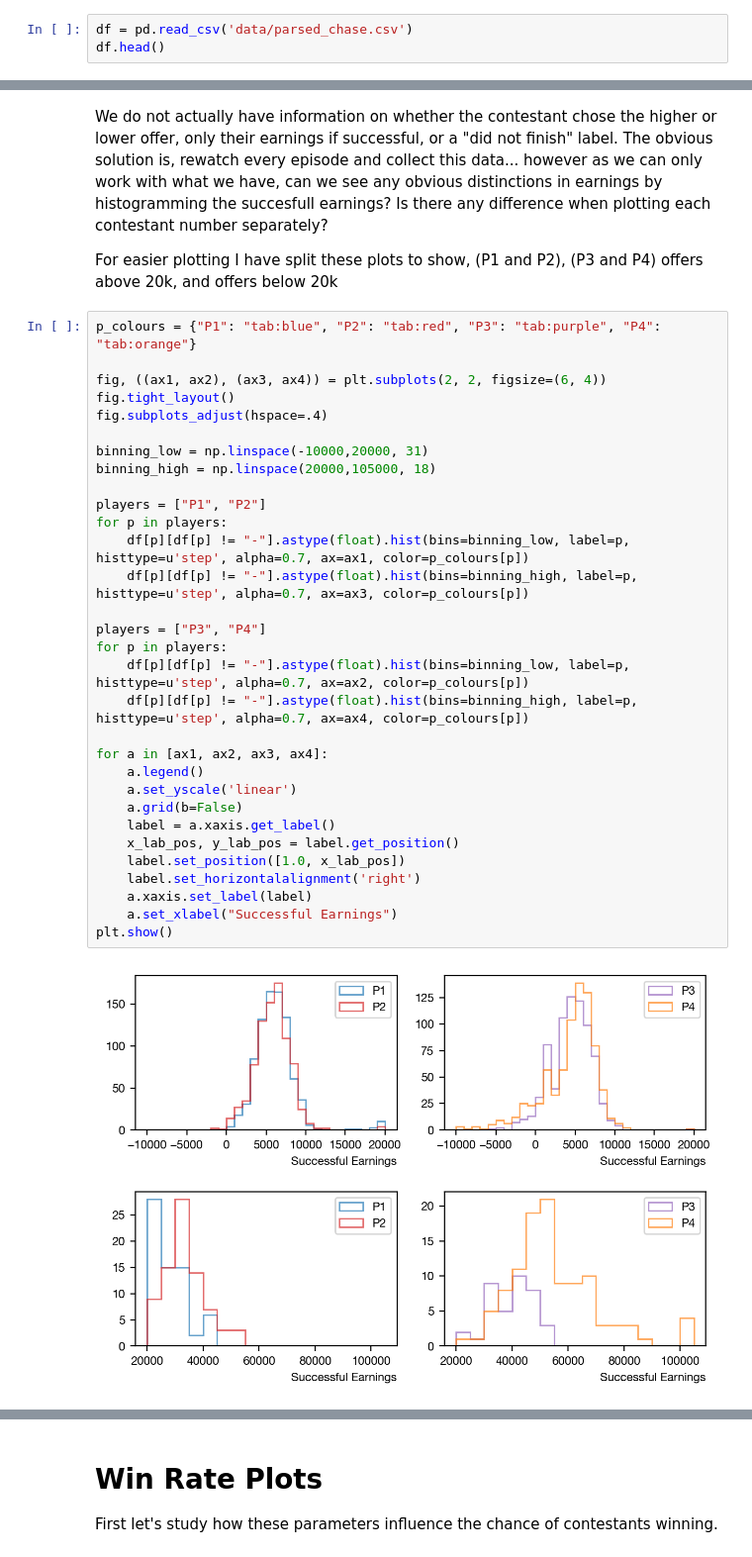
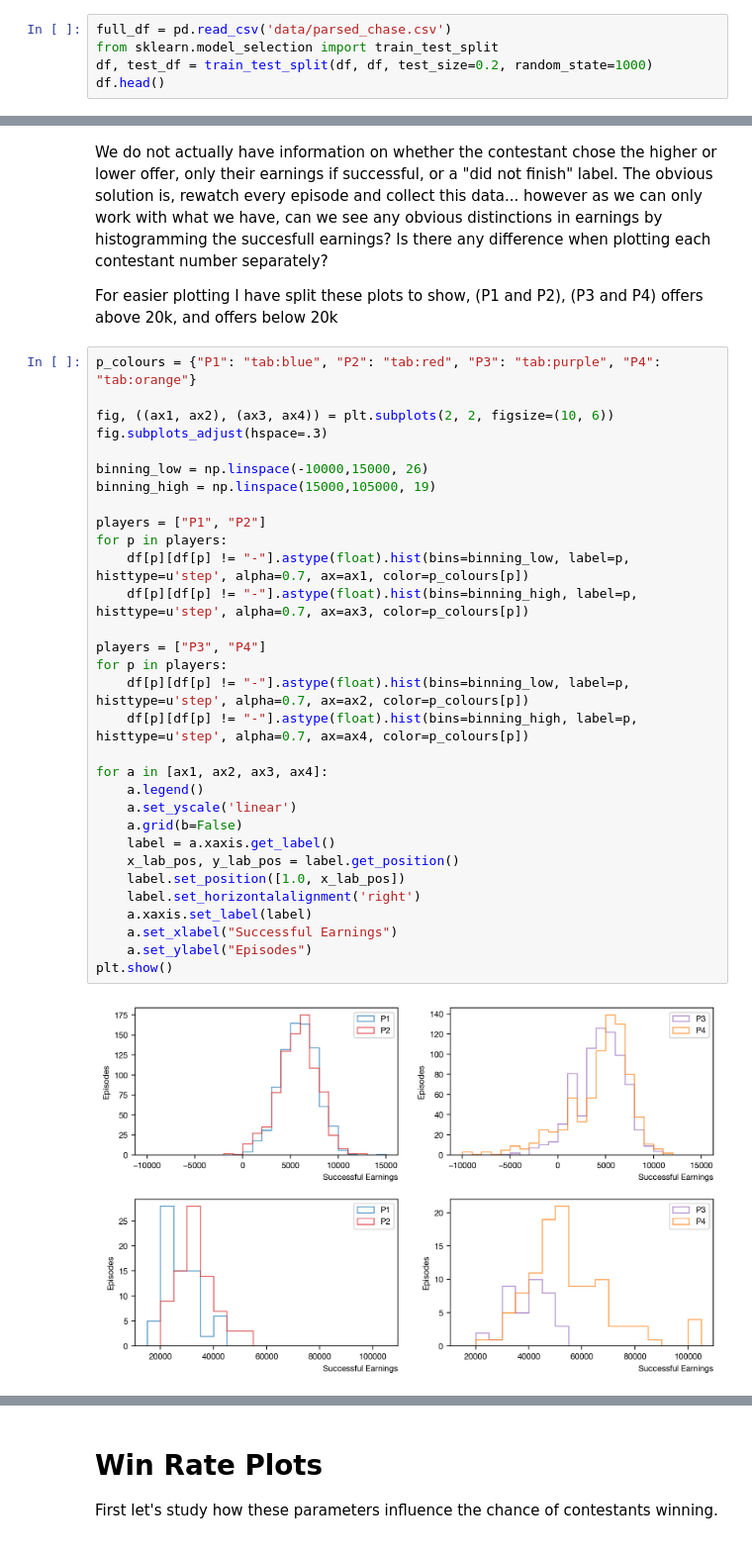
Before and after one commit to hjlyons/ClassicProjects, a Jupyter notebook: TheChase/Simple_EDA.ipynb, the cells around one changed output, grey strips where cells are left out. Shown at 99% size. Saved outputs shown, nothing was run; the diff lists cells and outputs as text.

```diff
--- a/TheChase/Simple_EDA.ipynb
+++ b/TheChase/Simple_EDA.ipynb
@@ -28,5 +30,7 @@ Here doing the good practice head, info, describe to help understand what is in
 # %%
-df = pd.read_csv('data/parsed_chase.csv')
+full_df = pd.read_csv('data/parsed_chase.csv')
+from sklearn.model_selection import train_test_split
+df, test_df = train_test_split(df, df, test_size=0.2, random_state=1000)
 df.head()
 # %% [output]
 |  | Series | Episode | AirDate | Chaser | P1 | P2 | P3 | P4 | NPlayers | PTotal | ... |
@@ -97,36 +101,36 @@ For easier plotting I have split these plots to show, (P1 and P2), (P3 and P4) o
 # %%
 p_colours = {"P1": "tab:blue", "P2": "tab:red", "P3": "tab:purple", "P4": "tab:orange"}
 
-fig, ((ax1, ax2), (ax3, ax4)) = plt.subplots(2, 2, figsize=(6, 4))
-fig.tight_layout()
-fig.subplots_adjust(hspace=.4)
+fig, ((ax1, ax2), (ax3, ax4)) = plt.subplots(2, 2, figsize=(10, 6))
+fig.subplots_adjust(hspace=.3)
 
-binning_low = np.linspace(-10000,20000, 31)
-binning_high = np.linspace(20000,105000, 18)
+binning_low = np.linspace(-10000,15000, 26)
+binning_high = np.linspace(15000,105000, 19)
 
 players = ["P1", "P2"]
 for p in players:
     df[p][df[p] != "-"].astype(float).hist(bins=binning_low, label=p, histtype=u'step', alpha=0.7, ax=ax1, color=p_colours[p])
     df[p][df[p] != "-"].astype(float).hist(bins=binning_high, label=p, histtype=u'step', alpha=0.7, ax=ax3, color=p_colours[p])
 
 players = ["P3", "P4"]
 for p in players:
     df[p][df[p] != "-"].astype(float).hist(bins=binning_low, label=p, histtype=u'step', alpha=0.7, ax=ax2, color=p_colours[p])
     df[p][df[p] != "-"].astype(float).hist(bins=binning_high, label=p, histtype=u'step', alpha=0.7, ax=ax4, color=p_colours[p])
 
 for a in [ax1, ax2, ax3, ax4]:
     a.legend()
     a.set_yscale('linear')
     a.grid(b=False)
     label = a.xaxis.get_label()
     x_lab_pos, y_lab_pos = label.get_position()
     label.set_position([1.0, x_lab_pos])
     label.set_horizontalalignment('right')
     a.xaxis.set_label(label)
     a.set_xlabel("Successful Earnings")
+    a.set_ylabel("Episodes")
 plt.show()
 # %% [output]
-[figure, old version]
+[figure, new version]
 # %% [markdown]
 This shows that P4 and P3 are more likely to return with a large or negative sum of money than P1 and P2, though it should be noted from the information we have it's not so obvious whether this is arising from changes in what is offered / changed in circumstances.
 
```
Also changed, not shown: parts of 8 cells of this notebook.
